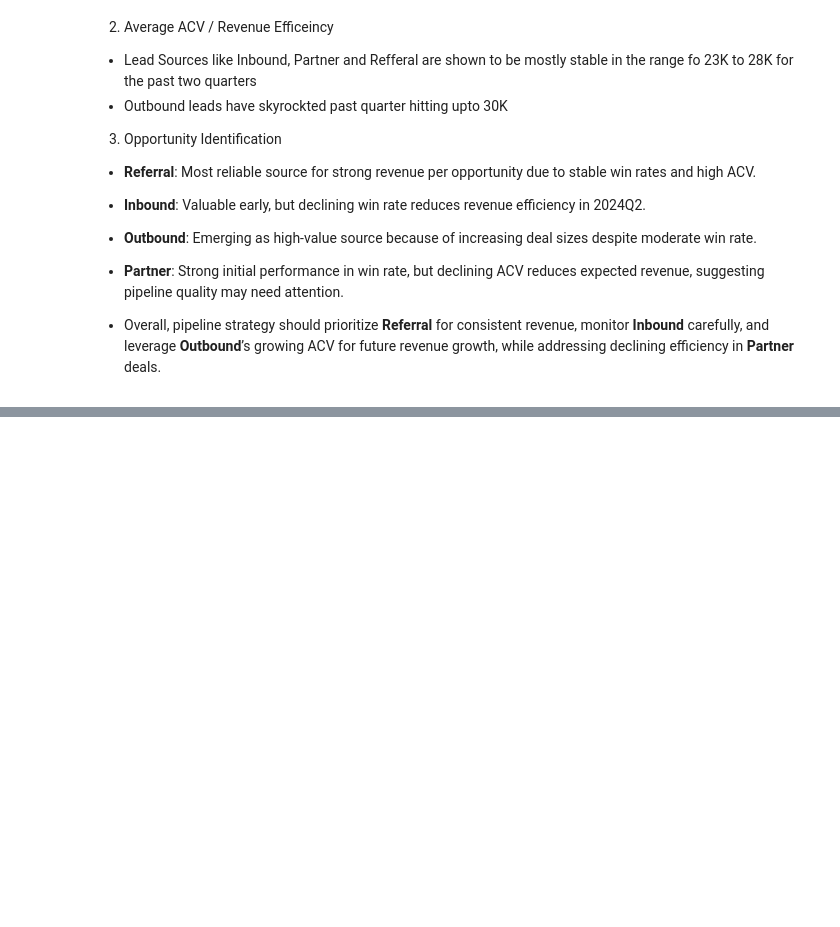
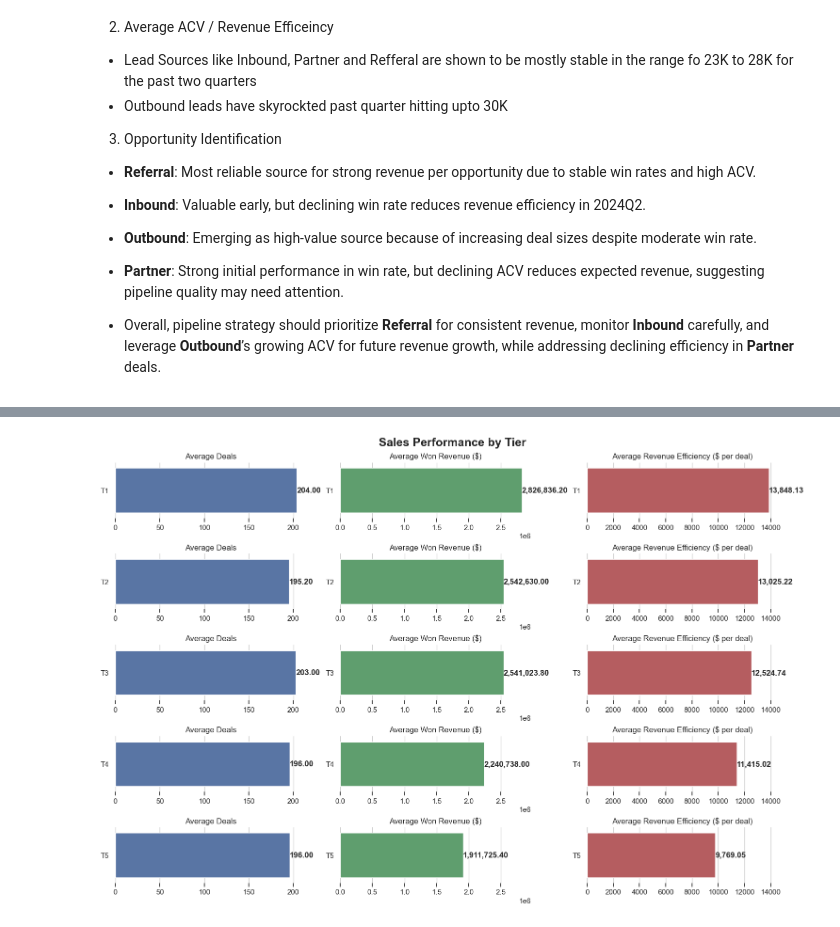
Before and after one commit to ShubhPundir/SkyGeni-Task, a Jupyter notebook: eda.ipynb, the cells around one changed output, grey strips where cells are left out. Cells and saved outputs as stored; diff of their text form; code cells hidden in the pictures; blank space fills up the shorter version.

```diff
--- a/eda.ipynb
+++ b/eda.ipynb
@@ -823,0 +758,20 @@ df
+# %%
+# Bucket revenue efficiency into 5 quantiles
+rep_efficiency["performance_tier"] = pd.qcut(
+    rep_efficiency["revenue_efficiency"],
+    5,
+    labels=["T5", "T4", "T3", "T2", "T1"]  # T1 = top tier
+)
+tier_summary = rep_efficiency.groupby("performance_tier").agg(
+    rep_count=('sales_rep_id', 'count'),
+    deals_avg=("deals", "mean"),
+    won_revenue_avg=("won_revenue", "mean"),
+    revenue_efficiency_avg=("revenue_efficiency", "mean")
+).reset_index()
+
+# Sort tiers so T1 is at the top
+tier_summary["performance_tier"] = pd.Categorical(
+    tier_summary["performance_tier"], categories=["T1","T2","T3","T4","T5"], ordered=True
+)
+tier_summary = tier_summary.sort_values("performance_tier")
+tier_summary
@@ -823,0 +785,40 @@ df
+# %%
+metrics = ["deals_avg", "won_revenue_avg", "revenue_efficiency_avg"]
+titles = ["Average Deals", "Average Won Revenue ($)", "Average Revenue Efficiency ($ per deal)"]
+colors = ["#4c72b0", "#55a868", "#c44e52"]
+
+fig, axes = plt.subplots(nrows=len(tier_summary), ncols=3, figsize=(15, 10), constrained_layout=True)
+fig.suptitle("Sales Performance by Tier", fontsize=18, fontweight='bold')
+
+# Calculate max value per metric for x-axis limits
+max_values = {metric: tier_summary[metric].max() for metric in metrics}
+
+for i, tier in enumerate(tier_summary["performance_tier"]):
+    for j, metric in enumerate(metrics):
+        ax = axes[i, j]
+        value = tier_summary.loc[tier_summary["performance_tier"] == tier, metric].values[0]
+
+        sns.barplot(
+            x=[value],
+            y=[tier],
+            ax=ax,
+            color=colors[j]
+        )
+
+        ax.set_title(titles[j], fontsize=12)
+        ax.set_xlabel("")
+        ax.set_ylabel("")
+        ax.tick_params(left=False, bottom=True)
+
+        # Fix the x-axis limits for consistent scale per column
+        ax.set_xlim(0, max_values[metric] * 1.05)  # Add 5% padding for better label spacing
+
+        # Add value labels at the end of bars
+        ax.text(value, 0, f"{value:,.2f}", va='center', ha='left', fontweight='bold')
+
+# Remove extra spines for a clean look
+sns.despine(left=True, bottom=True)
+
+plt.show()
+# %% [output]
+[figure, added]
```
Also changed, not shown: parts of 25 cells of this notebook.
